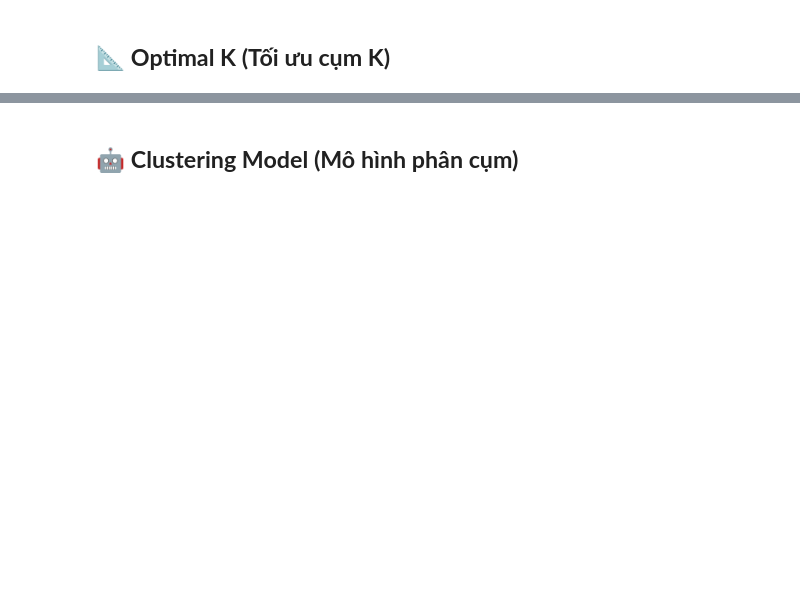
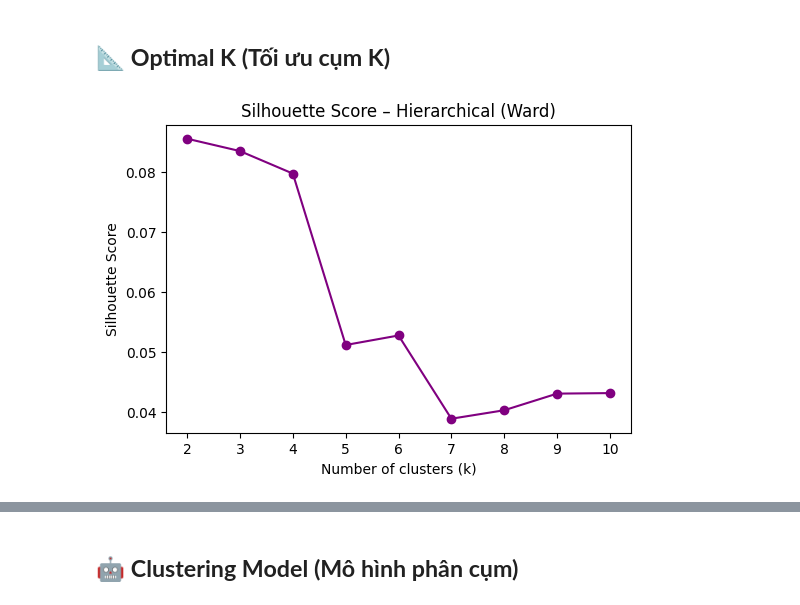
Before and after one commit to TienNguyen0712/student-alcohol-consumption-data-mining, a Jupyter notebook: notebooks/05_clustering.ipynb, the cells around one changed output, grey strips where cells are left out. Cells and saved outputs as stored; diff of their text form; code cells hidden in the pictures; blank space fills up the shorter version.

```diff
--- a/notebooks/05_clustering.ipynb
+++ b/notebooks/05_clustering.ipynb
@@ -7,2 +42,46 @@
+# %%
+X = student_merge[col_selects]
 # %% [markdown]
 ## 📐 **Optimal K (Tối ưu cụm K)**
+# %%
+from sklearn.preprocessing import StandardScaler
+from sklearn.preprocessing import OneHotEncoder
+from sklearn.compose import ColumnTransformer
+
+num_cols = X.select_dtypes(include=["int64", "float64"]).columns
+cat_cols = X.select_dtypes(include=["object", "category"]).columns
+
+preprocess = ColumnTransformer([
+    ("num", StandardScaler(), num_cols),
+    ("cat", OneHotEncoder(handle_unknown="ignore"), cat_cols)
+])
+
+X_processed = preprocess.fit_transform(X)
+# %%
+from sklearn.cluster import AgglomerativeClustering
+from sklearn.metrics import silhouette_score
+
+K = range(2, 11)
+sil_scores = []
+
+X_dense = X_processed
+
+for k in K:
+    agg = AgglomerativeClustering(
+        n_clusters=k,
+        linkage="ward"
+    )
+    labels_a = agg.fit_predict(X_dense)
+    score = silhouette_score(X_dense, labels_a)
+    sil_scores.append(score)
+# %%
+import matplotlib.pyplot as plt
+
+plt.figure(figsize=(6, 4))
+plt.plot(K, sil_scores, marker="o", color="purple")
+plt.xlabel("Number of clusters (k)")
+plt.ylabel("Silhouette Score")
+plt.title("Silhouette Score – Hierarchical (Ward)")
+plt.show()
+# %% [output]
+[figure, added]
```
Also changed, not shown: parts of 13 cells of this notebook.
